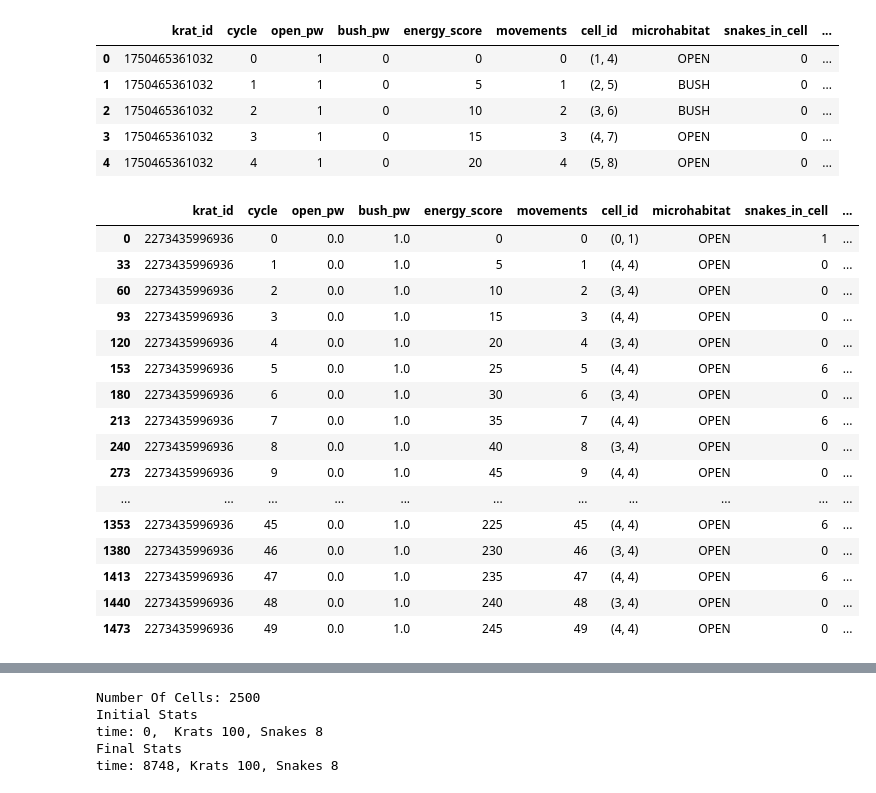
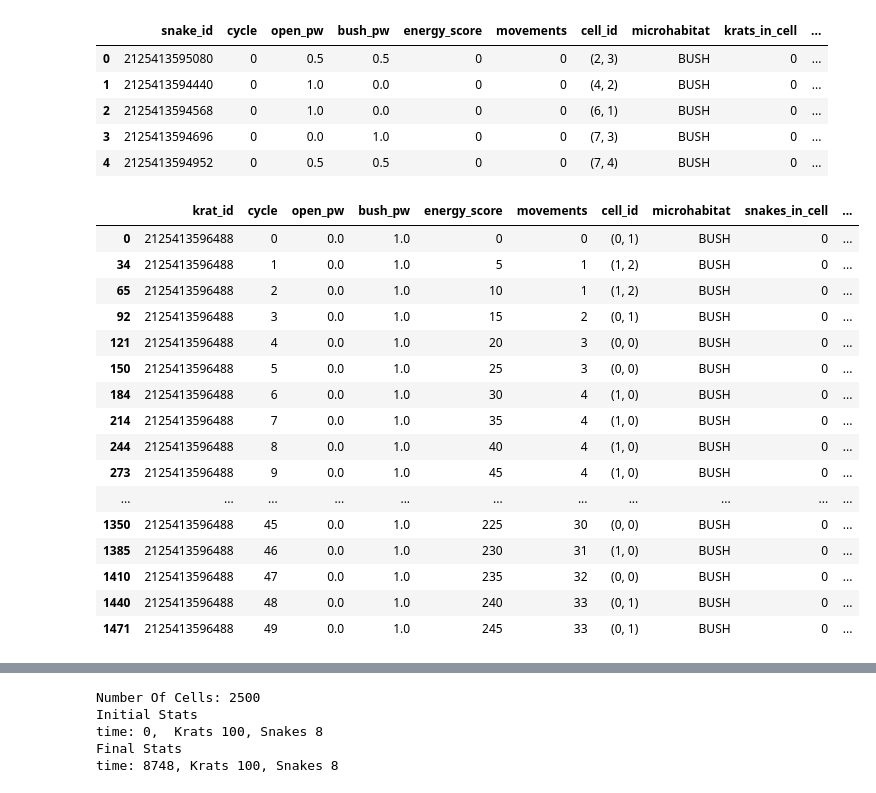
Before and after one commit to michaelremington2/uumarrty, a Jupyter notebook: ecosystem_sim/SimPostDataAnalysis.ipynb, the cells around one changed output, grey strips where cells are left out. Drawn from its saved outputs; the diff is of its cells as text; code cells hidden in the pictures.

```diff
--- a/ecosystem_sim/SimPostDataAnalysis.ipynb
+++ b/ecosystem_sim/SimPostDataAnalysis.ipynb
@@ -2,35 +2,37 @@
 import pandas as pd
 kratdata=pd.read_csv('krat_energy.csv',header=None)
 kratdata.columns = ['krat_id', 'cycle','open_pw','bush_pw','energy_score','movements','cell_id','microhabitat','snakes_in_cell','owls_in_cell']
-#snakedata=pd.read_csv('snake_energy.csv',header=None)
-#snakedata.columns = ['snake_id', 'cycle','open_pw','bush_pw','energy_score','movements','cell_id','microhabitat','krats_in_cell','owls_in_cell']
-kratdata.head()
+snakedata=pd.read_csv('snake_energy.csv',header=None)
+snakedata.columns = ['snake_id', 'cycle','open_pw','bush_pw','energy_score','movements','cell_id','microhabitat','krats_in_cell','owls_in_cell']
+#kratdata.head()
+snakedata.head()
 # %% [output]
-|  | krat_id | cycle | open_pw | bush_pw | energy_score | movements | cell_id | microhabitat | snakes_in_cell | ... |
-| 0 | 1750465361032 | 0 | 1 | 0 | 0 | 0 | (1, 4) | OPEN | 0 | ... |
-| 1 | 1750465361032 | 1 | 1 | 0 | 5 | 1 | (2, 5) | BUSH | 0 | ... |
-| 2 | 1750465361032 | 2 | 1 | 0 | 10 | 2 | (3, 6) | BUSH | 0 | ... |
-| 3 | 1750465361032 | 3 | 1 | 0 | 15 | 3 | (4, 7) | OPEN | 0 | ... |
-| 4 | 1750465361032 | 4 | 1 | 0 | 20 | 4 | (5, 8) | OPEN | 0 | ... |
+|  | snake_id | cycle | open_pw | bush_pw | energy_score | movements | cell_id | microhabitat | krats_in_cell | ... |
+| 0 | 2125413595080 | 0 | 0.5 | 0.5 | 0 | 0 | (2, 3) | BUSH | 0 | ... |
+| 1 | 2125413594440 | 0 | 1.0 | 0.0 | 0 | 0 | (4, 2) | BUSH | 0 | ... |
+| 2 | 2125413594568 | 0 | 1.0 | 0.0 | 0 | 0 | (6, 1) | BUSH | 0 | ... |
+| 3 | 2125413594696 | 0 | 0.0 | 1.0 | 0 | 0 | (7, 3) | BUSH | 0 | ... |
+| 4 | 2125413594952 | 0 | 0.5 | 0.5 | 0 | 0 | (7, 4) | BUSH | 0 | ... |
 # %%
-idoi = 2273435996936
+## Krat individual check
+idoi = 2125413596488
 ktemp = kratdata[kratdata['krat_id']==idoi]
 ktemp.head(50)
 # %% [output]
 |  | krat_id | cycle | open_pw | bush_pw | energy_score | movements | cell_id | microhabitat | snakes_in_cell | ... |
-| 0 | 2273435996936 | 0 | 0.0 | 1.0 | 0 | 0 | (0, 1) | OPEN | 1 | ... |
-| 33 | 2273435996936 | 1 | 0.0 | 1.0 | 5 | 1 | (4, 4) | OPEN | 0 | ... |
-| 60 | 2273435996936 | 2 | 0.0 | 1.0 | 10 | 2 | (3, 4) | OPEN | 0 | ... |
-| 93 | 2273435996936 | 3 | 0.0 | 1.0 | 15 | 3 | (4, 4) | OPEN | 0 | ... |
-| 120 | 2273435996936 | 4 | 0.0 | 1.0 | 20 | 4 | (3, 4) | OPEN | 0 | ... |
-| 153 | 2273435996936 | 5 | 0.0 | 1.0 | 25 | 5 | (4, 4) | OPEN | 6 | ... |
-| 180 | 2273435996936 | 6 | 0.0 | 1.0 | 30 | 6 | (3, 4) | OPEN | 0 | ... |
-| 213 | 2273435996936 | 7 | 0.0 | 1.0 | 35 | 7 | (4, 4) | OPEN | 6 | ... |
-| 240 | 2273435996936 | 8 | 0.0 | 1.0 | 40 | 8 | (3, 4) | OPEN | 0 | ... |
-| 273 | 2273435996936 | 9 | 0.0 | 1.0 | 45 | 9 | (4, 4) | OPEN | 0 | ... |
+| 0 | 2125413596488 | 0 | 0.0 | 1.0 | 0 | 0 | (0, 1) | BUSH | 0 | ... |
+| 34 | 2125413596488 | 1 | 0.0 | 1.0 | 5 | 1 | (1, 2) | BUSH | 0 | ... |
+| 65 | 2125413596488 | 2 | 0.0 | 1.0 | 10 | 1 | (1, 2) | BUSH | 0 | ... |
+| 92 | 2125413596488 | 3 | 0.0 | 1.0 | 15 | 2 | (0, 1) | BUSH | 0 | ... |
+| 121 | 2125413596488 | 4 | 0.0 | 1.0 | 20 | 3 | (0, 0) | BUSH | 0 | ... |
+| 150 | 2125413596488 | 5 | 0.0 | 1.0 | 25 | 3 | (0, 0) | BUSH | 0 | ... |
+| 184 | 2125413596488 | 6 | 0.0 | 1.0 | 30 | 4 | (1, 0) | BUSH | 0 | ... |
+| 214 | 2125413596488 | 7 | 0.0 | 1.0 | 35 | 4 | (1, 0) | BUSH | 0 | ... |
+| 244 | 2125413596488 | 8 | 0.0 | 1.0 | 40 | 4 | (1, 0) | BUSH | 0 | ... |
+| 273 | 2125413596488 | 9 | 0.0 | 1.0 | 45 | 4 | (1, 0) | BUSH | 0 | ... |
 | ... | ... | ... | ... | ... | ... | ... | ... | ... | ... | ... |
-| 1353 | 2273435996936 | 45 | 0.0 | 1.0 | 225 | 45 | (4, 4) | OPEN | 6 | ... |
-| 1380 | 2273435996936 | 46 | 0.0 | 1.0 | 230 | 46 | (3, 4) | OPEN | 0 | ... |
-| 1413 | 2273435996936 | 47 | 0.0 | 1.0 | 235 | 47 | (4, 4) | OPEN | 6 | ... |
-| 1440 | 2273435996936 | 48 | 0.0 | 1.0 | 240 | 48 | (3, 4) | OPEN | 0 | ... |
-| 1473 | 2273435996936 | 49 | 0.0 | 1.0 | 245 | 49 | (4, 4) | OPEN | 0 | ... |
+| 1350 | 2125413596488 | 45 | 0.0 | 1.0 | 225 | 30 | (0, 0) | BUSH | 0 | ... |
+| 1385 | 2125413596488 | 46 | 0.0 | 1.0 | 230 | 31 | (1, 0) | BUSH | 0 | ... |
+| 1410 | 2125413596488 | 47 | 0.0 | 1.0 | 235 | 32 | (0, 0) | BUSH | 0 | ... |
+| 1440 | 2125413596488 | 48 | 0.0 | 1.0 | 240 | 33 | (0, 1) | BUSH | 0 | ... |
+| 1471 | 2125413596488 | 49 | 0.0 | 1.0 | 245 | 33 | (0, 1) | BUSH | 0 | ... |
```
Also changed, not shown: parts of 4 cells of this notebook, 3 other files.
